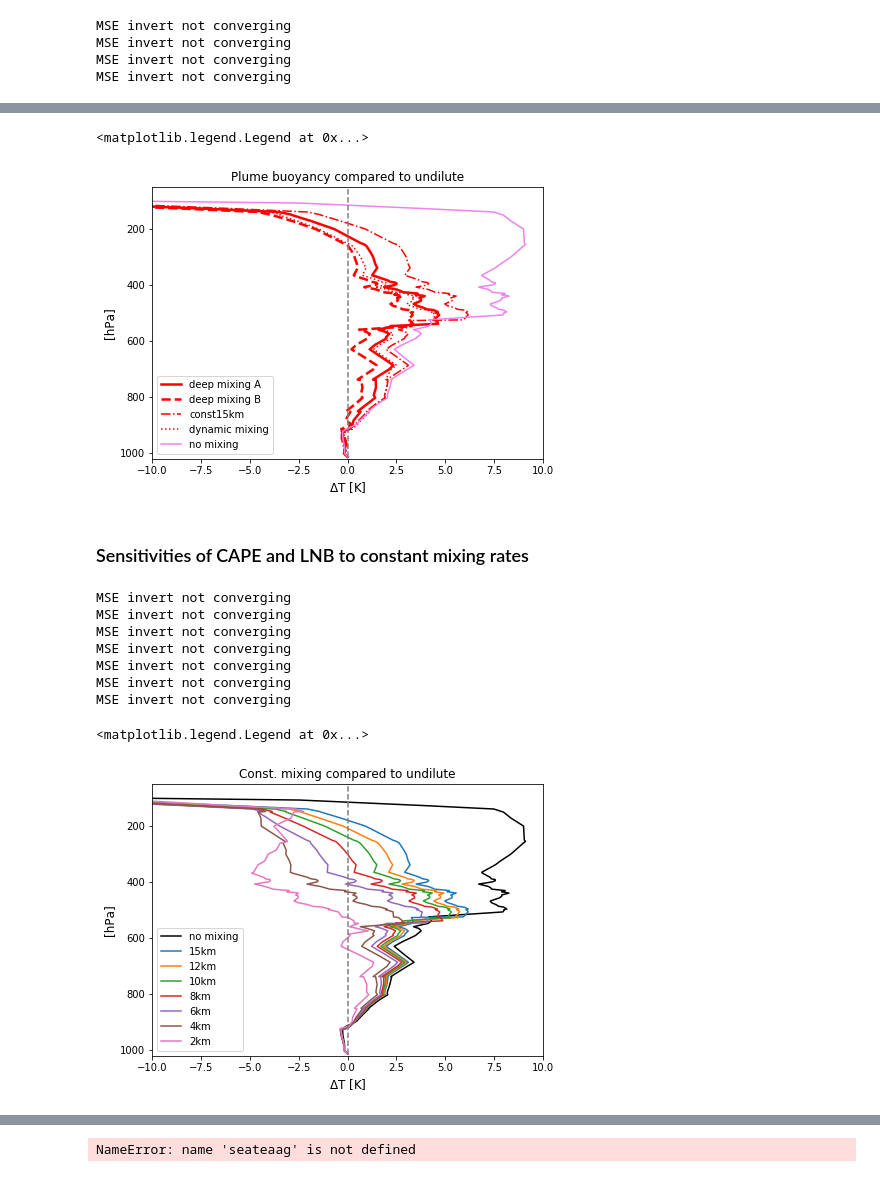
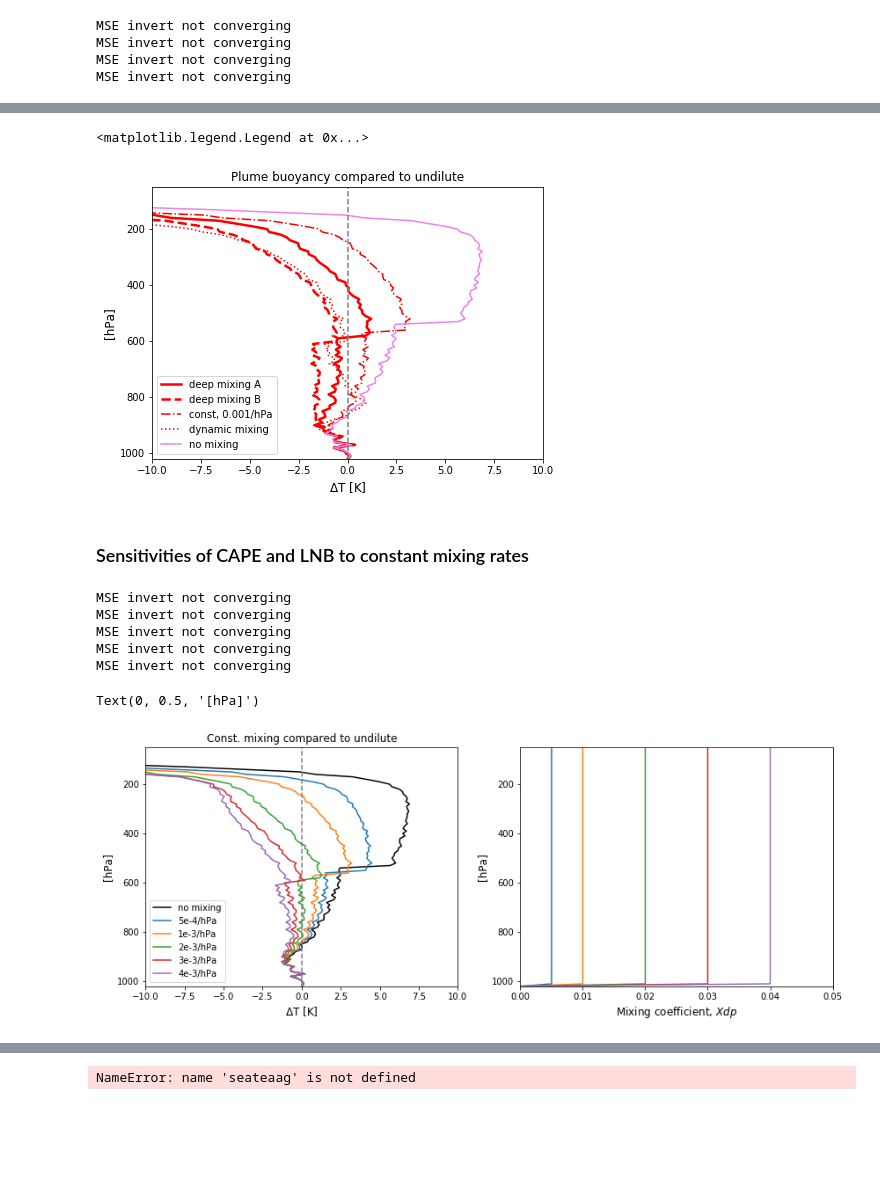
Before and after one commit to weiming9115/ATM663_convection_meso, a Jupyter notebook: Resources/Notebooks/Real_Parcel_Buoyancy_weiming.ipynb, the cells around one changed output, grey strips where cells are left out. Saved outputs shown, nothing was run; the diff lists cells and outputs as text; code cells hidden in the pictures; blank space fills up the shorter version.

```diff
--- a/Resources/Notebooks/Real_Parcel_Buoyancy_weiming.ipynb
+++ b/Resources/Notebooks/Real_Parcel_Buoyancy_weiming.ipynb
@@ -457,7 +454,7 @@ def mixrat_i(T,p):
     es = esati(T)
     return 0.622*es/(p-es)
 
-def delT4ice(Tp,p,qcp,qvp,Tf=0,simple=True):
+def delT4ice(TpMSE,p,qcpMSE,qvpMSE,Tf=0,simple=True):
 # computes delta T, an increase in temperature due to latent heat of freezing and the deposition
 # of water vapor on ice (Iribarne and Godson, 1981 eq.94)
     Tref = 273.15 # reference Temp.
@@ -470,12 +467,12 @@ def delT4ice(Tp,p,qcp,qvp,Tf=0,simple=True):
 
     if simple == True:
 
-        delT = Lf*qcp/Cpd
-        Tdev = Tp + delT
+        delT = Lf*qcpMSE/Cpd
+        Tdev = TpMSE + delT
 
-        Tdev = np.where(Tp < Tf, Tdev, Tp)
-        qcpdev = np.where(Tp < Tf, 0, qcp) # 100% convert to ice phase below zero deg
-        qipdev = np.where(Tp < Tf, qcp, 0) # 100% convert to ice phase below zero deg
+        Tdev = np.where(TpMSE < Tf, Tdev, TpMSE)
+        qcpdev = np.where(TpMSE < Tf, 0, qcpMSE) # 100% convert to ice phase below zero deg
+        qipdev = np.where(TpMSE < Tf, qcpMSE, 0) # 100% convert to ice phase below zero deg
         return Tdev,qcpdev,qipdev
 
     else: # precise calculation based on Iribarne and Godson (1981)
@@ -505,7 +502,7 @@ def delT4ice(Tp,p,qcp,qvp,Tf=0,simple=True):
 
             return Tdev
 # %%
-Tpice,qcpice,qipice = delT4ice(Tp,p,qcp,qvp,Tf=0,simple=True) # including latent heat of freezing in a simple way
+Tpice,qcpice,qipice = delT4ice(TpMSE,p,qcpMSE,qvpMSE,Tf=0,simple=True) # including latent heat of freezing in a simple way
 # %%
 fig = plt.figure(figsize=(14,5))
 
@@ -876,32 +861,35 @@ fig = plt.figure(figsize=(7,5))
 
 plot( Trho(Tpice_mixA,qvp_mixA,qcpice_mixA+qipice_mixA)-Tv(T,q) ,p, 'r',linewidth=2.5)
 plot( Trho(Tpice_mixB,qvp_mixB,qcpice_mixB+qipice_mixB)-Tv(T,q) ,p, '--r',linewidth=2.5)
-plot( Trho(Tpice_c15,qvp_c15,qcpice_c15+qipice_c15)-Tv(T,q) ,p, '-.r')
+plot( Trho(Tpice_c1,qvp_c1,qcpice_c1+qipice_c1)-Tv(T,q) ,p, '-.r')
 plot( Trho(Tpice_dyn,qvp_mixdyn,qcpice_dyn+qipice_dyn)-Tv(T,q) ,p, ':r')
 plot( Trho(Tpice,qvp,qcpice+qipice)-Tv(T,q) ,p ,'violet') # no mixing
 plot(p*0,p,'--',color='grey')
 
 ylim([1020,50]); xlim([-10,10]);
 title('Plume buoyancy compared to undilute'); xlabel('$\Delta$T [K]',fontsize=12);ylabel('[hPa]',fontsize=12)
-plt.legend(['deep mixing A','deep mixing B','const15km','dynamic mixing','no mixing'])
+plt.legend(['deep mixing A','deep mixing B','const, 0.001/hPa','dynamic mixing','no mixing'])
 # %% [output]
 <matplotlib.legend.Legend at 0x...>
-[figure, old version]
+[figure, new version]
 # %% [markdown]
 ### Sensitivities of CAPE and LNB to constant mixing rates
 # %%
-mixing_rates = 1.0/(np.array([15,12,10,8,6,4,2])*1000) # epsilon in the entrainment method (1)
+mixing_rates = np.array([5e-4,1e-3,2e-3,3e-3,4e-3]) # entrainment rate [%/hpa]
 cape_sum = np.zeros(len(mixing_rates))
 LNB_sum = cape_sum.copy()
 dTpice_sum = np.zeros((len(mixing_rates),len(p)))
+Xdp_sum = dTpice_sum.copy()
 
-for n,epsilon in enumerate(mixing_rates):
+for n,X in enumerate(mixing_rates):
 
-    hp_cmix, qp_cmix, X_cmix = conserved_cmix(h,q,Z,p,epsilon=epsilon) # vars after mixing
+    Xdp_cmix = entrain_const(X,p)
+    hp_cmix, qp_cmix = conserved_dmix(h,q,Xdp_cmix) # vars after mixing
     Tp_cmix, qvp_cmix = invert_MSE(hp_cmix,qp_cmix, np.where(Z<20000.,Z,20000.), np.where(p>50.,p,50.))
     qcp_cmix = qp_cmix - qvp_cmix
     Tpice_cmix,qcpice_cmix,qipice_cmix  = delT4ice(Tp_cmix, p, qcp_cmix, qvp_cmix, Tf=0, simple=True)
 
+    Xdp_sum[n] = Xdp_cmix
     dTpice_sum[n,:] = Trho(Tpice_cmix,qvp_cmix,qcpice_cmix+qipice_cmix)-Tv(T,q)
 
     b_mix = 9.8*(dTpice_sum[n,:])/(Tv(T,q)+273.15) # buoyancy
@@ -915,21 +903,27 @@ MSE invert not converging
 MSE invert not converging
 MSE invert not converging
 MSE invert not converging
-MSE invert not converging
-MSE invert not converging
 # %%
-fig = plt.figure(figsize=(7,5))
+fig = plt.figure(figsize=(14,5))
 
-plot( Trho(Tpice,qvp,qcpice+qipice)-Tv(T,q) ,p ,'k') # no mixing
+ax1 = plt.subplot(1,2,1)
+ax1.plot(Trho(Tpice,qvp,qcpice+qipice)-Tv(T,q),p ,'k') # no mixing
 for n in range(len(mixing_rates)):
-    plot(dTpice_sum[n],p)
-    ylim([1020,50]); xlim([-10,10]);
-plot(p*0,p,'--',color='grey')
-title('Const. mixing compared to undilute'); xlabel('$\Delta$T [K]',fontsize=12);ylabel('[hPa]',fontsize=12)
-plt.legend(['no mixing','15km','12km','10km','8km','6km','4km','2km'])
+    ax1.plot(dTpice_sum[n],p)
+    ax1.set_ylim([1020,50]); ax1.set_xlim([-10,10]);
+ax1.plot(p*0,p,'--',color='grey')
+ax1.set_title('Const. mixing compared to undilute')
+ax1.set_xlabel('$\Delta$T [K]',fontsize=12);ax1.set_ylabel('[hPa]',fontsize=12)
+ax1.legend(['no mixing','5e-4/hPa','1e-3/hPa','2e-3/hPa','3e-3/hPa','4e-3/hPa'])
+
+ax2 = plt.subplot(1,2,2)
+for n in range(len(mixing_rates)):
+    ax2.plot(Xdp_sum[n,:],p)
+    ax2.set_ylim([1020,50]); ax2.set_xlim([0,0.05]);
+ax2.set_xlabel('Mixing coefficient, $Xdp$',fontsize=12);ax2.set_ylabel('[hPa]',fontsize=12)
 # %% [output]
-<matplotlib.legend.Legend at 0x...>
+Text(0, 0.5, '[hPa]')
-[figure, old version]
+[figure, new version]
 # %%
 fig = plt.figure(figsize=(14,5))
 
```
Also changed, not shown: parts of 31 cells of this notebook.
